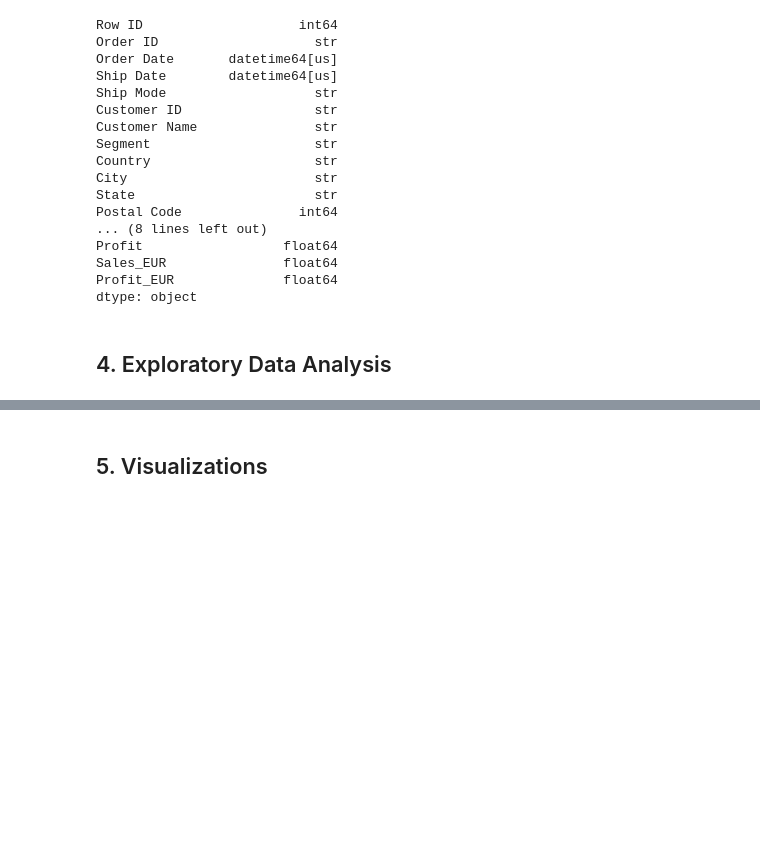
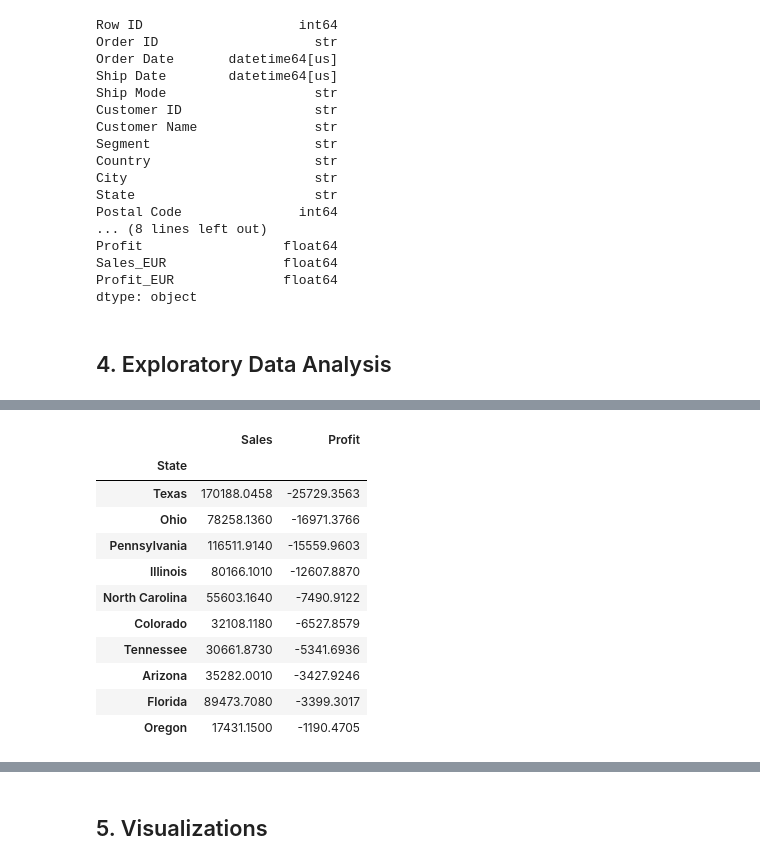
Before and after one commit to drfrenkp-prog/hackathon-1-data-analysis, a Jupyter notebook: notebooks/hackathon1.ipynb, the cells around one changed output, grey strips where cells are left out. Drawn from its saved outputs; the diff is of its cells as text; code cells hidden in the pictures; blank space fills up the shorter version.

```diff
--- a/notebooks/hackathon1.ipynb
+++ b/notebooks/hackathon1.ipynb
@@ -120,0 +172,16 @@ dtype: object
+# %%
+state_summary = df.groupby("State")[["Sales", "Profit"]].sum().sort_values("Profit")
+state_summary.head(10)
+# %% [output]
+|  | Sales | Profit |
+| State |  |  |
+| Texas | 170188.0458 | -25729.3563 |
+| Ohio | 78258.1360 | -16971.3766 |
+| Pennsylvania | 116511.9140 | -15559.9603 |
+| Illinois | 80166.1010 | -12607.8870 |
+| North Carolina | 55603.1640 | -7490.9122 |
+| Colorado | 32108.1180 | -6527.8579 |
+| Tennessee | 30661.8730 | -5341.6936 |
+| Arizona | 35282.0010 | -3427.9246 |
+| Florida | 89473.7080 | -3399.3017 |
+| Oregon | 17431.1500 | -1190.4705 |
```
Also changed, not shown: parts of 17 cells of this notebook, 1 other file.
